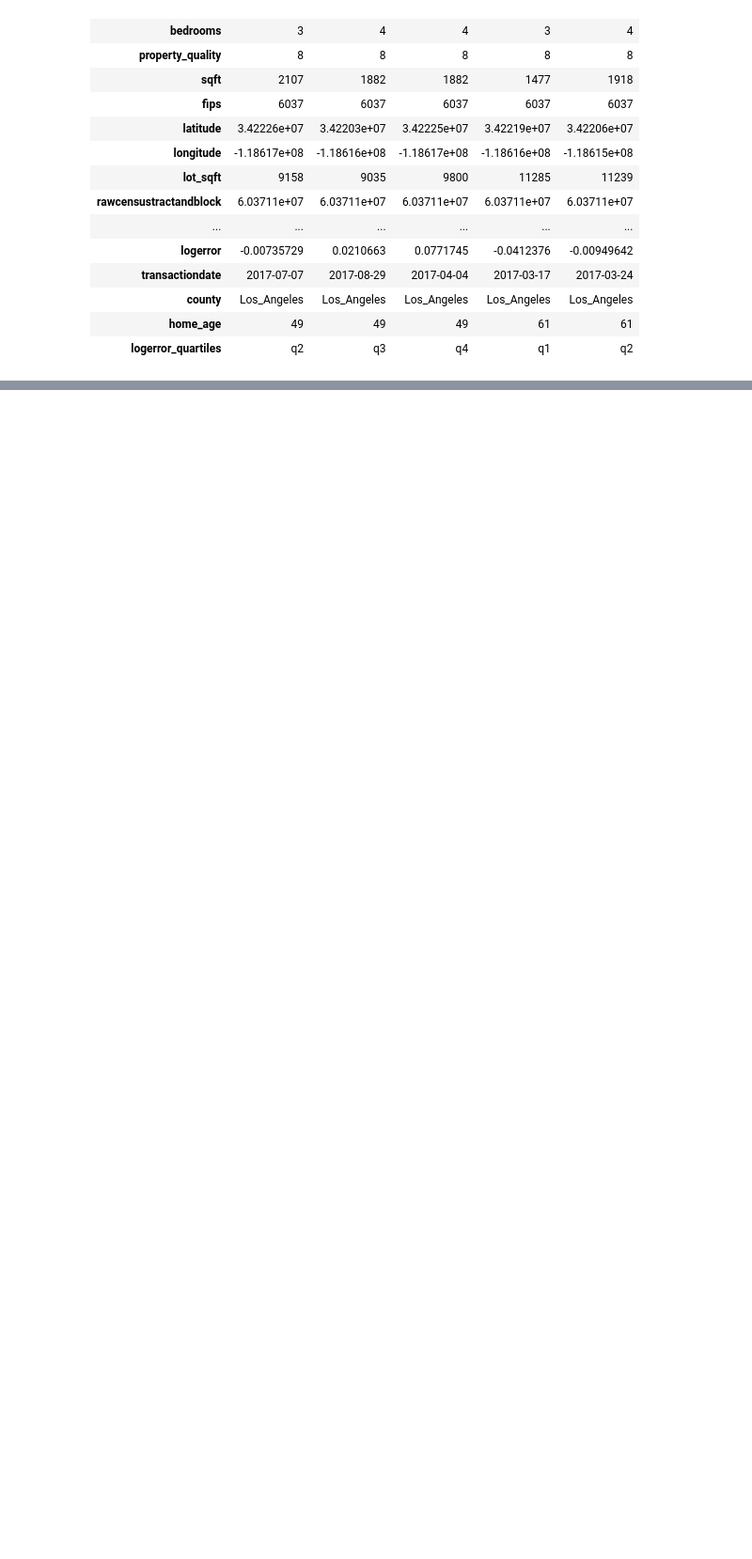
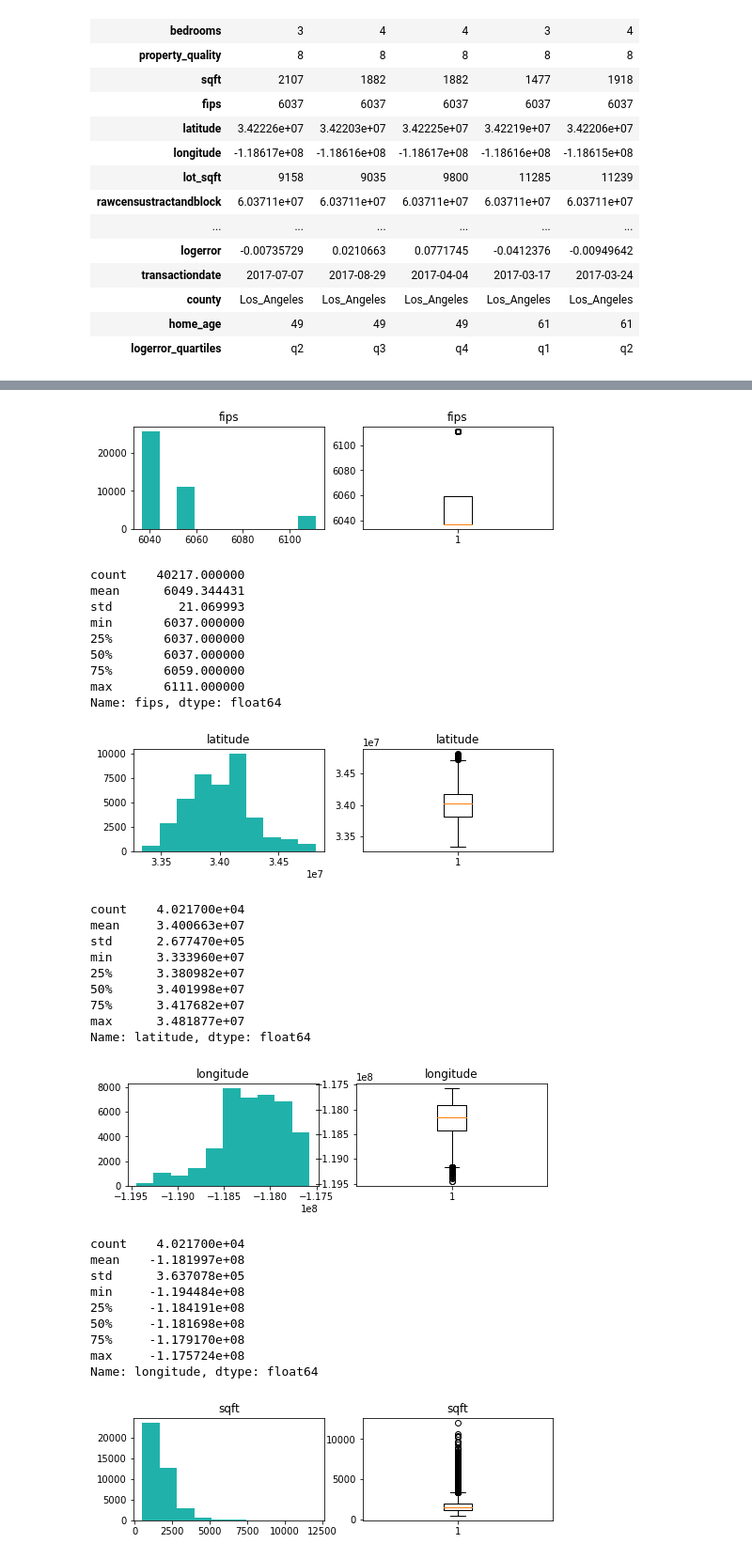
Before and after one commit to SKG-ZillowClusteringProject/zillow_clustering_project, a Jupyter notebook: notebooks/Lori.ipynb, the cells around one changed output, grey strips where cells are left out. Shown at 94% size. Cells and saved outputs as stored; diff of their text form; code cells hidden in the pictures; blank space fills up the shorter version.

Commit message:
finished stat tests

```diff
--- a/notebooks/Lori.ipynb
+++ b/notebooks/Lori.ipynb
@@ -310,0 +64,7 @@ plt.show()
+# %%
+dummies = pd.get_dummies(df.county)
+dummies.columns = ['LA', 'Orange', 'Ventura']
+df = pd.concat([df, dummies], axis=1)
+# %%
+#DF TO EXPLORE
+new = df[['LA', 'Orange', 'Ventura', 'fips','latitude', 'longitude', 'sqft', 'lot_sqft', 'zip_code', 'property_quality', 'home_age', 'logerror']].copy()
@@ -310,0 +107,2 @@ plt.show()
+# %%
+train, validate, test, X_train, y_train, X_validate, y_validate, X_test, y_test = train_validate_test_split(new, 'logerror', 123)
@@ -310,0 +212,27 @@ plt.show()
+# %%
+def explore_univariate(train, cat_vars, quant_vars):
+    for var in cat_vars:
+        explore_univariate_categorical(train, var)
+        print('_________________________________________________________________')
+    for col in quant_vars:
+        p, descriptive_stats = explore_univariate_quant(train, col)
+        plt.show(p)
+        print(descriptive_stats)
+
+def explore_bivariate(train, target, cat_vars, quant_vars):
+    for cat in cat_vars:
+        explore_bivariate_categorical(train, target, cat)
+    for quant in quant_vars:
+        explore_bivariate_quant(train, target, quant)
+
+def explore_multivariate(train, target, cat_vars, quant_vars):
+    '''
+    '''
+    plot_swarm_grid_with_color(train, target, cat_vars, quant_vars)
+    plt.show()
+    violin = plot_violin_grid_with_color(train, target, cat_vars, quant_vars)
+    plt.show()
+    pair = sns.pairplot(data=train, vars=quant_vars, hue='target')
+    plt.show()
+    plot_all_continuous_vars(train, 'target', quant_vars)
+    plt.show()
@@ -310,0 +246,38 @@ plt.show()
+# %%
+cat_vars = []
+quant_vars = ['fips', 'latitude', 'longitude', 'sqft',
+       'lot_sqft', 'zip_code', 'property_quality', 'home_age', 'logerror']
+
+explore_univariate(train, cat_vars, quant_vars)
+# %% [output]
+[figure, added]
+count    40217.000000
+mean      6049.344431
+std         21.069993
+min       6037.000000
+25%       6037.000000
+50%       6037.000000
+75%       6059.000000
+max       6111.000000
+Name: fips, dtype: float64
+[figure, added]
+count    4.021700e+04
+mean     3.400663e+07
+std      2.677470e+05
+min      3.333960e+07
+25%      3.380982e+07
+50%      3.401998e+07
+75%      3.417682e+07
+max      3.481877e+07
+Name: latitude, dtype: float64
+[figure, added]
+count    4.021700e+04
+mean    -1.181997e+08
+std      3.637078e+05
+min     -1.194484e+08
+25%     -1.184191e+08
+50%     -1.181698e+08
+75%     -1.179170e+08
+max     -1.175724e+08
+Name: longitude, dtype: float64
+[figure, added]
```
Also changed, not shown: parts of 57 cells of this notebook.
